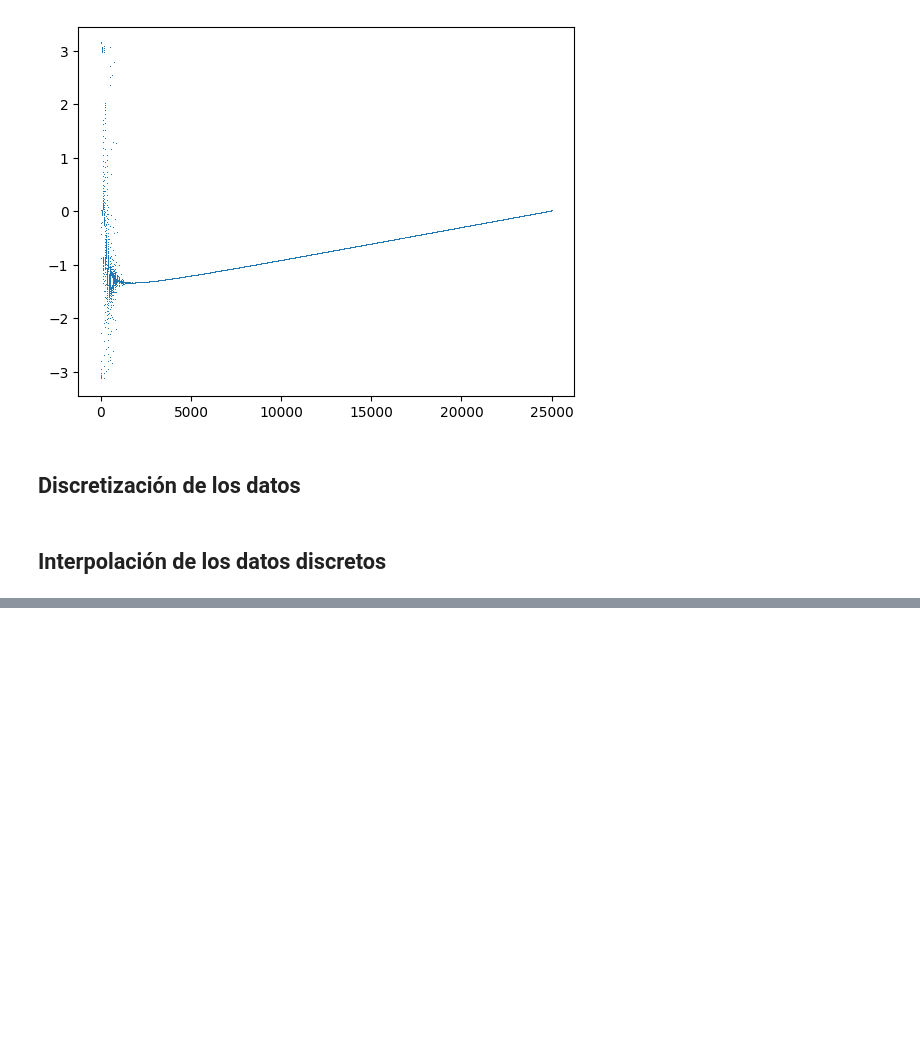
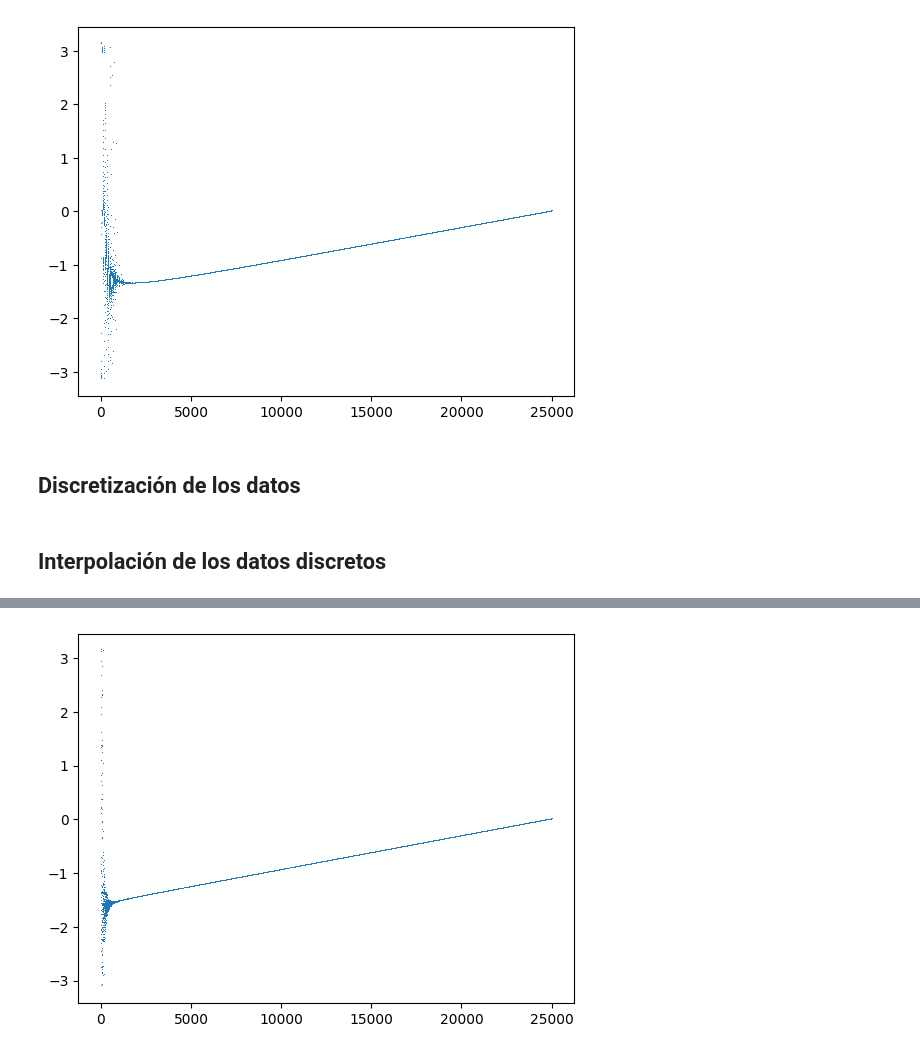
Before and after one commit to EduardoGarcia528/Tesis, a Jupyter notebook: brownian bridge.ipynb, the cells around one changed output, grey strips where cells are left out. Saved outputs shown, nothing was run; the diff lists cells and outputs as text; code cells hidden in the pictures; blank space fills up the shorter version.

```diff
--- a/brownian bridge.ipynb
+++ b/brownian bridge.ipynb
@@ -395,0 +478,6 @@ Hermitiano: 0.6879144109277271, Estocástico: 0.9769503282036722, Discreto: 0.68
+# %%
+plt.plot(np.angle(np.fft.rfft(s_0)),",")
+# plt.xlim(0,2500)
+plt.show()
+# %% [output]
+[figure, added]
```
Also changed, not shown: parts of 13 cells of this notebook, 1 other file.
